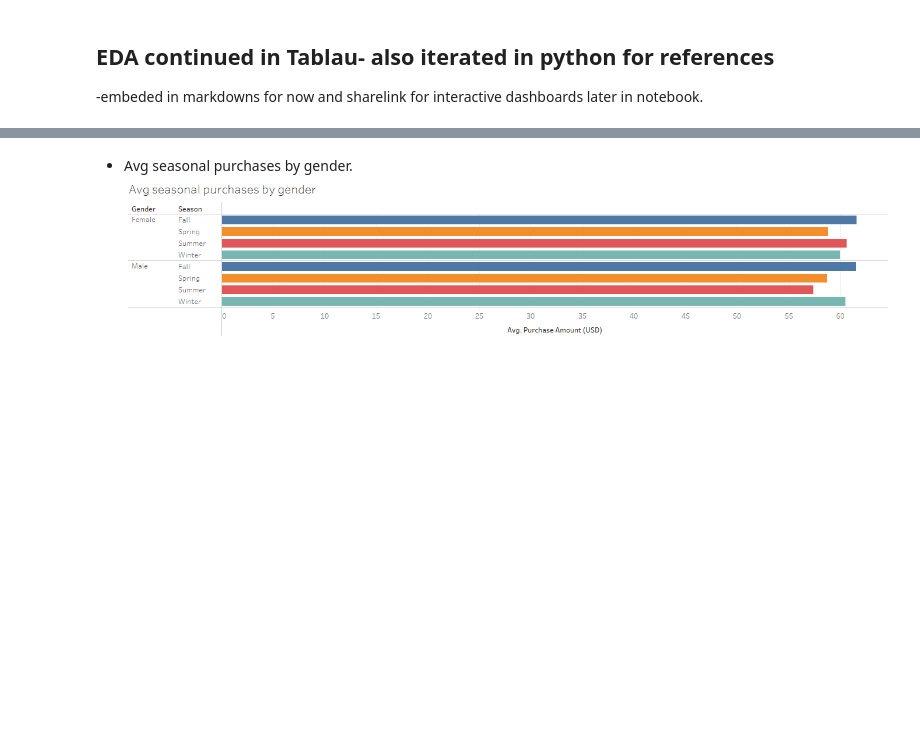
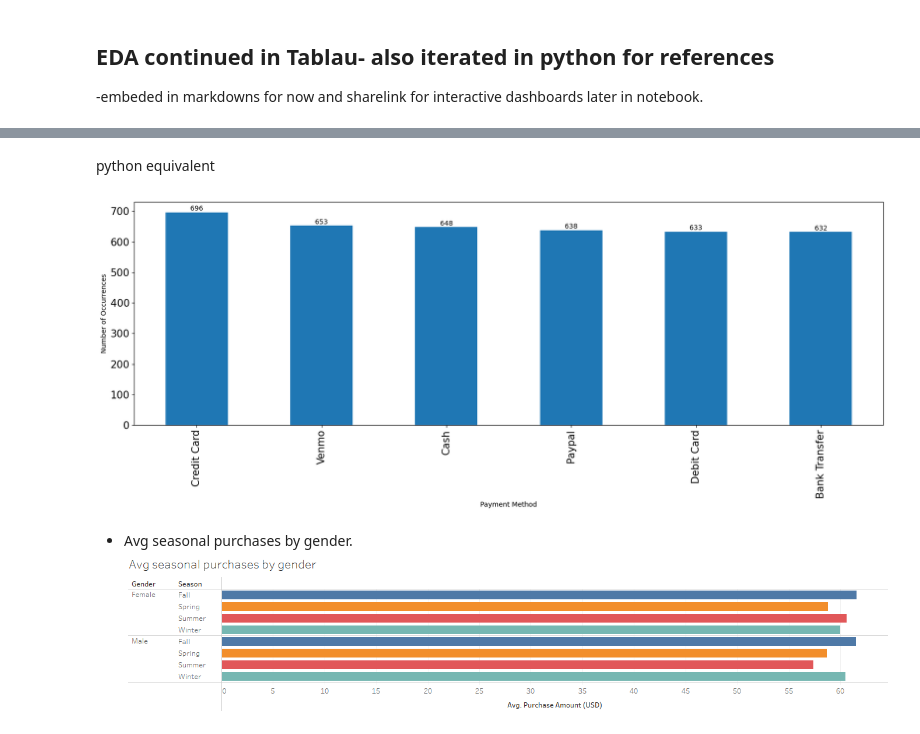
Before and after one commit to clovestad/Seasonal_shopping_trends, a Jupyter notebook: shopping_trends.ipynb, the cells around one changed output, grey strips where cells are left out. Saved outputs shown, nothing was run; the diff lists cells and outputs as text; code cells hidden in the pictures; blank space fills up the shorter version.

Commit message:
python eda v2

```diff
--- a/shopping_trends.ipynb
+++ b/shopping_trends.ipynb
@@ -77,6 +77,20 @@ df.duplicated().sum()
 # %% [markdown]
 - total transactions according to type of paymenty method
 ![image.png](attachment:image.png)
+# %% [markdown]
+python equivalent
+# %%
+plt.figure(figsize = (20, 6))
+ax = df["Payment Method"].value_counts().plot(kind = 'bar')
+ax.set_xticklabels(('Credit Card', 'Venmo', 'Cash', 'Paypal', 'Debit Card', 'Bank Transfer'))
+
+for p in ax.patches:
+    ax.annotate(int(p.get_height()), (p.get_x() + 0.25, p.get_height() + 1), ha = 'center', va = 'bottom', color = 'black')
+    ax.tick_params(axis = 'both', labelsize = 15)
+plt.xlabel('Payment Method')
+plt.ylabel('Number of Occurrences');
+# %% [output]
+[figure, added]
 # %% [markdown]
 - Avg seasonal purchases by gender.
 ![image.png](attachment:image.png)
```
